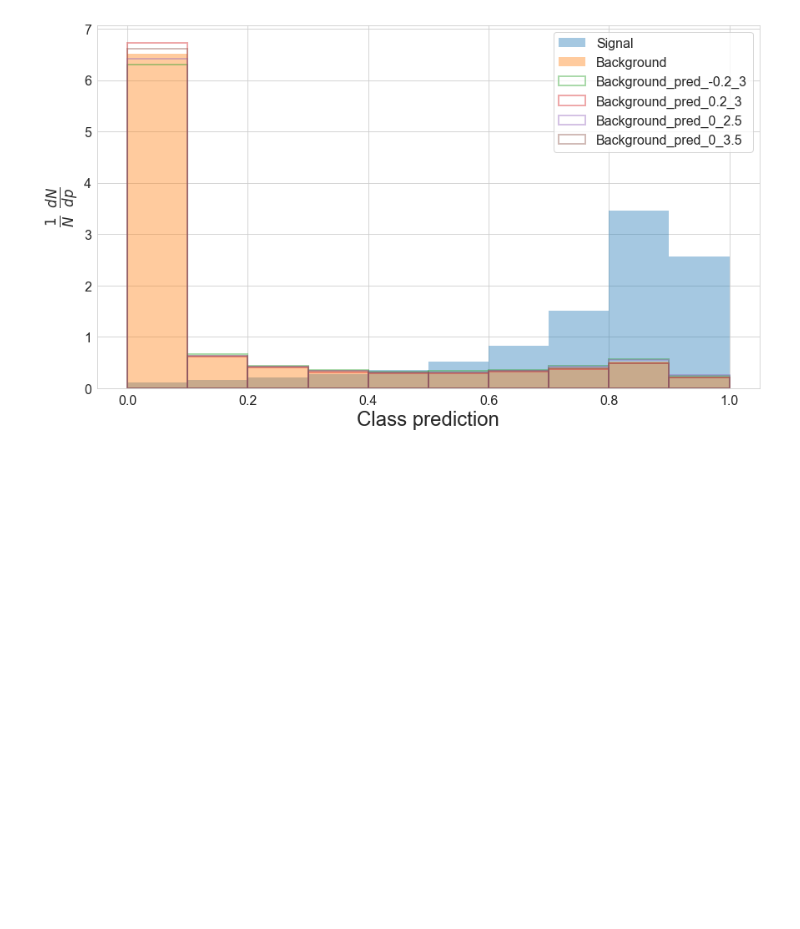
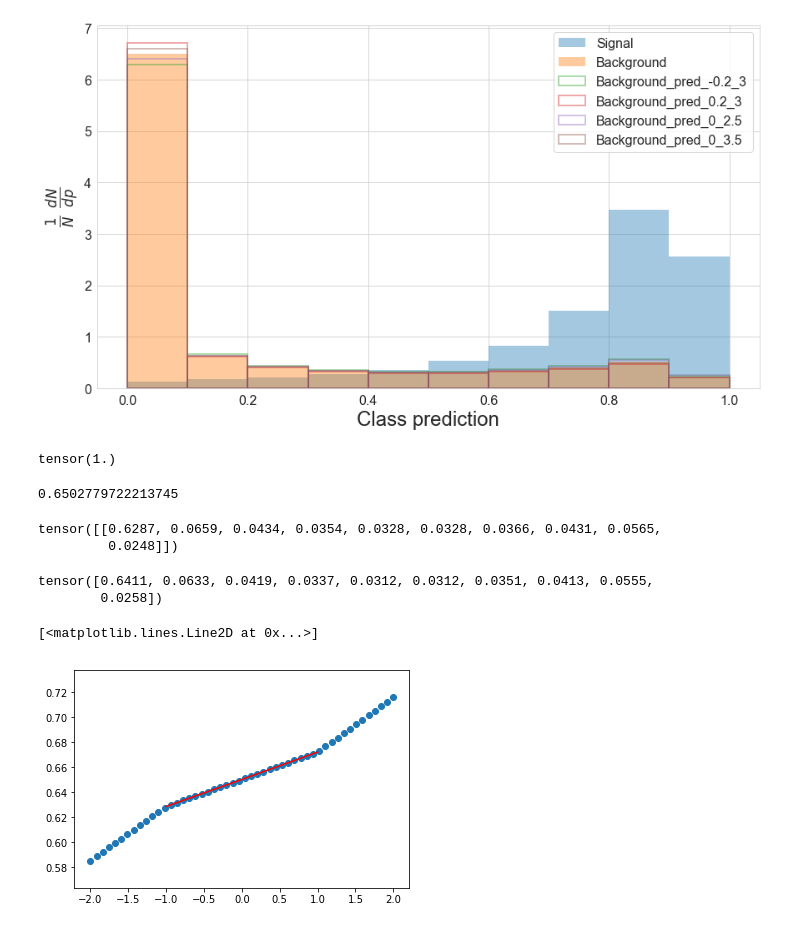
Before and after one commit to GilesStrong/pytorch_inferno, a Jupyter notebook: nbs/BCE_test_interrpolate.ipynb, the cells around one changed output. Drawn from its saved outputs; the diff is of its cells as text; code cells hidden in the pictures; blank space fills up the shorter version.

Commit message:
interp fix

```diff
--- a/nbs/BCE_test_interrpolate.ipynb
+++ b/nbs/BCE_test_interrpolate.ipynb
@@ -174,3 +174,48 @@ df
 plot_preds(df, pred_names=['pred', 'pred_-0.2_3', 'pred_0.2_3', 'pred_0_2.5', 'pred_0_3.5'])
 # %% [output]
 [figure]
+# %%
+def interp_shape(alpha:Tensor, f_b_nom:Tensor, f_b_up:Tensor, f_b_dw:Tensor):
+    alpha_t = torch.repeat_interleave(alpha.unsqueeze(-1), repeats=f_b_nom.shape[0], dim=-1)
+    a = 0.5 * (f_b_up + f_b_dw) - f_b_nom
+    b = 0.5 * (f_b_up - f_b_dw)
+
+    switch = torch.where(alpha_t < 0., f_b_dw - f_b_nom, f_b_up - f_b_nom)
+    abs_var = torch.where(torch.abs(alpha_t) > 1.,
+                          (2 * b + torch.sign(alpha_t) * a) *
+                          (alpha_t - torch.sign(alpha_t)) + switch,
+                          a*torch.pow(alpha_t, 2)+ b * alpha_t)
+#     abs_var = a*torch.pow(alpha_t, 2)+ b * alpha_t
+    c =  f_b_nom + abs_var.sum(1)
+    return c/c.sum()
+# %%
+interp_shape(Tensor((0,0))[None,:], **b_shapes).sum()
+# %% [output]
+tensor(1.)
+# %%
+b_shapes['f_b_nom'][i].data.item()
+# %% [output]
+0.6502779722213745
+# %%
+interp_shape(Tensor((-1,0))[None,:], **b_shapes)
+# %% [output]
+tensor([[0.6287, 0.0659, 0.0434, 0.0354, 0.0328, 0.0328, 0.0366, 0.0431, 0.0565,
+         0.0248]])
+# %%
+b_shapes['f_b_dw'][1]
+# %% [output]
+tensor([0.6411, 0.0633, 0.0419, 0.0337, 0.0312, 0.0312, 0.0351, 0.0413, 0.0555,
+        0.0258])
+# %%
+i = 0
+d = b_shapes['f_b_dw'][0][i]
+n = b_shapes['f_b_nom'][i]
+u = b_shapes['f_b_up'][0][i]
+interp = []
+rs = np.linspace(-2,2)
+for r in rs: interp.append(interp_shape(Tensor((r,0))[None,:], **b_shapes)[0][i].data.item())
+plt.scatter(rs, interp)
+plt.plot([-1,0,1],[d,n,u], label=i, color='r')
+# %% [output]
+[<matplotlib.lines.Line2D at 0x...>]
+[figure, added]
```
Also changed, not shown: parts of 18 cells of this notebook, 9 other files.
